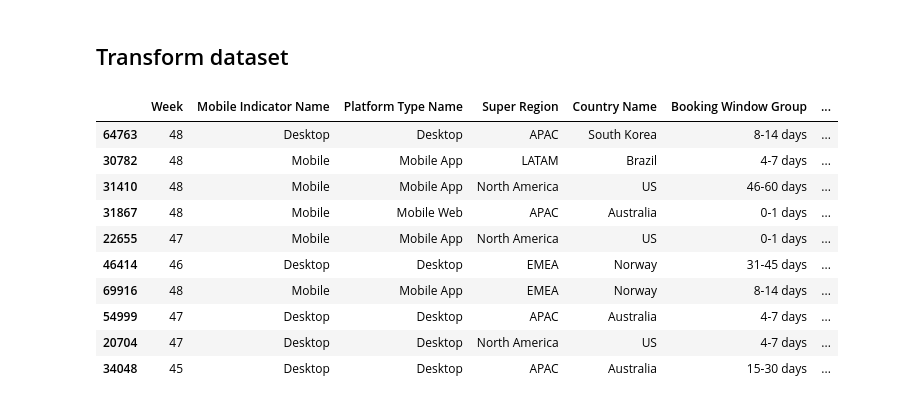
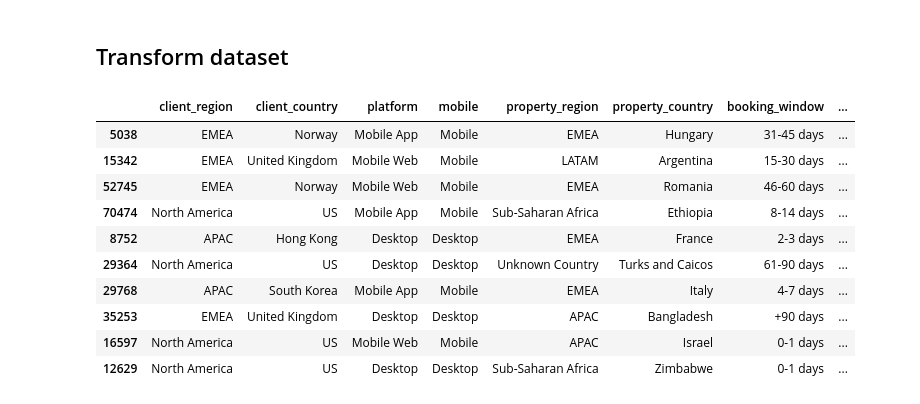
Before and after one commit to fontanads/analytics_case_202402, a Jupyter notebook: src/notebooks/mobile_analysis.ipynb, the cells around one changed output. Saved outputs shown, nothing was run; the diff lists cells and outputs as text; code cells hidden in the pictures.

Commit message:
added backlog to readme, new insights on top destinations and cancellations, minor fixes on data transformer classes

```diff
--- a/src/notebooks/mobile_analysis.ipynb
+++ b/src/notebooks/mobile_analysis.ipynb
@@ -23,17 +23,21 @@ df = data_loader.load_data_xlsx_from_tab(
 ## Transform dataset
 # %%
 data_transformer = DataTransformer(df)
-data_transformer.transform_data()
+data_transformer.transform_data(
+    fill_super_region=True,
+    drop_post_book=True,
+    map_property_to_super_region=True
+)
 data_transformer.df.sample(10)
 # %% [output]
-|  | Week | Mobile Indicator Name | Platform Type Name | Super Region | Country Name | Booking Window Group | ... |
-| 64763 | 48 | Desktop | Desktop | APAC | South Korea | 8-14 days | ... |
-| 30782 | 48 | Mobile | Mobile App | LATAM | Brazil | 4-7 days | ... |
-| 31410 | 48 | Mobile | Mobile App | North America | US | 46-60 days | ... |
-| 31867 | 48 | Mobile | Mobile Web | APAC | Australia | 0-1 days | ... |
-| 22655 | 47 | Mobile | Mobile App | North America | US | 0-1 days | ... |
-| 46414 | 46 | Desktop | Desktop | EMEA | Norway | 31-45 days | ... |
-| 69916 | 48 | Mobile | Mobile App | EMEA | Norway | 8-14 days | ... |
-| 54999 | 47 | Desktop | Desktop | APAC | Australia | 4-7 days | ... |
-| 20704 | 47 | Desktop | Desktop | North America | US | 4-7 days | ... |
-| 34048 | 45 | Desktop | Desktop | APAC | Australia | 15-30 days | ... |
+|  | client_region | client_country | platform | mobile | property_region | property_country | booking_window | ... |
+| 5038 | EMEA | Norway | Mobile App | Mobile | EMEA | Hungary | 31-45 days | ... |
+| 15342 | EMEA | United Kingdom | Mobile Web | Mobile | LATAM | Argentina | 15-30 days | ... |
+| 52745 | EMEA | Norway | Mobile Web | Mobile | EMEA | Romania | 46-60 days | ... |
+| 70474 | North America | US | Mobile App | Mobile | Sub-Saharan Africa | Ethiopia | 8-14 days | ... |
+| 8752 | APAC | Hong Kong | Desktop | Desktop | EMEA | France | 2-3 days | ... |
+| 29364 | North America | US | Desktop | Desktop | Unknown Country | Turks and Caicos | 61-90 days | ... |
+| 29768 | APAC | South Korea | Mobile App | Mobile | EMEA | Italy | 4-7 days | ... |
+| 35253 | EMEA | United Kingdom | Desktop | Desktop | APAC | Bangladesh | +90 days | ... |
+| 16597 | North America | US | Mobile Web | Mobile | APAC | Israel | 0-1 days | ... |
+| 12629 | North America | US | Desktop | Desktop | Sub-Saharan Africa | Zimbabwe | 0-1 days | ... |
```
Also changed, not shown: parts of 1 cell of this notebook, 4 other files.
